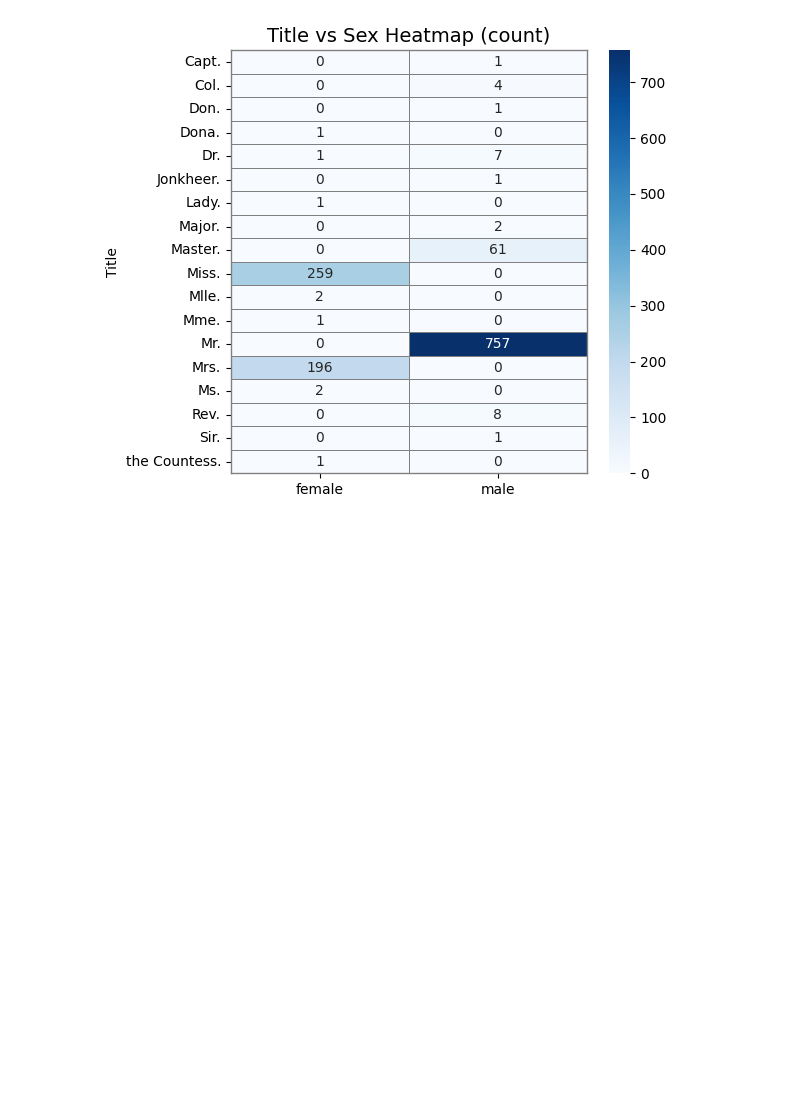
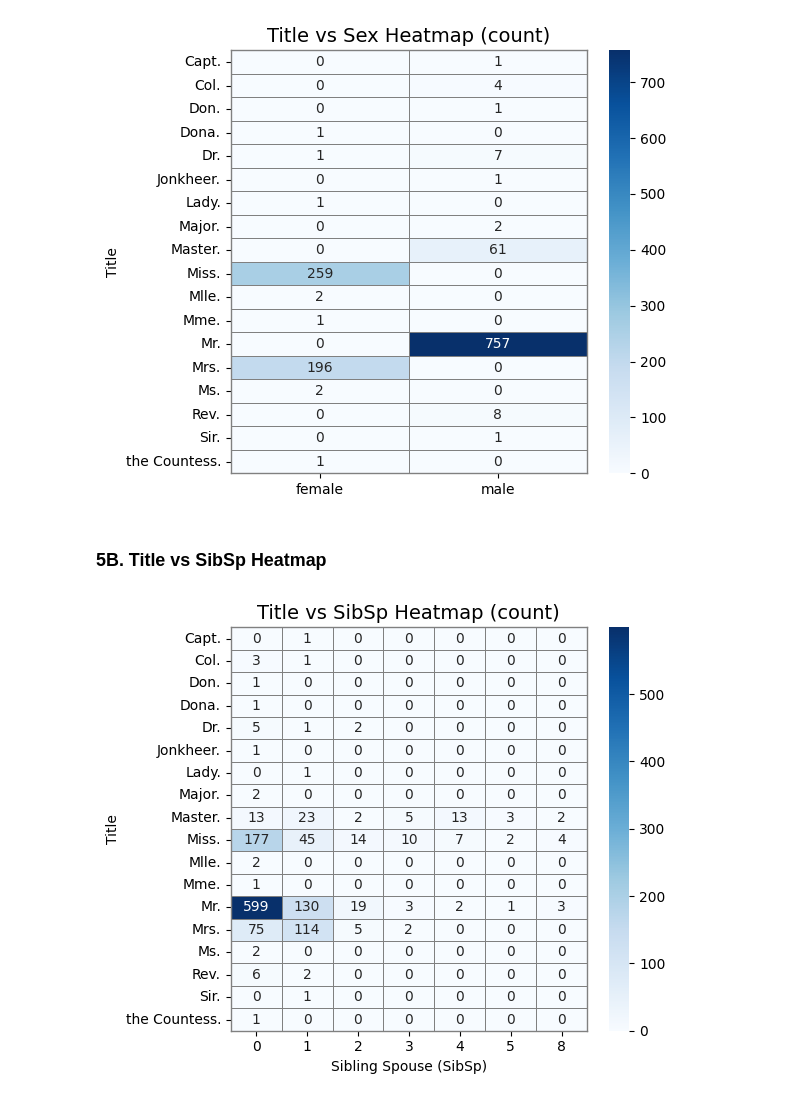
Before and after one commit to powernusa/titanic-eda, a Jupyter notebook: titanic_eda.ipynb, the cells around one changed output. Cells and saved outputs as stored; diff of their text form; code cells hidden in the pictures; blank space fills up the shorter version.

Commit message:
feat: 5B. Title vs SibSp Heatmap

```diff
--- a/titanic_eda.ipynb
+++ b/titanic_eda.ipynb
@@ -822,3 +824,15 @@ plt.show()
 | Sir. | 0 | 1 |
 | the Countess. | 1 | 0 |
 [figure]
+# %% [markdown]
+### 5B. Title vs SibSp Heatmap
+# %%
+df_crosstab = pd.crosstab(index=all_df["Title"],columns=all_df["SibSp"])
+
+title = "Title vs SibSp Heatmap (count)"
+xlabel, ylabel = "Sibling Spouse (SibSp)", "Title"
+
+plt,_,_ = sns_pivot_heatmap(df_crosstab,
+                            title=title,xLabel=xlabel,yLabel=ylabel)
+# %% [output]
+[figure, added]
```
Also changed, not shown: parts of 3 cells of this notebook.
